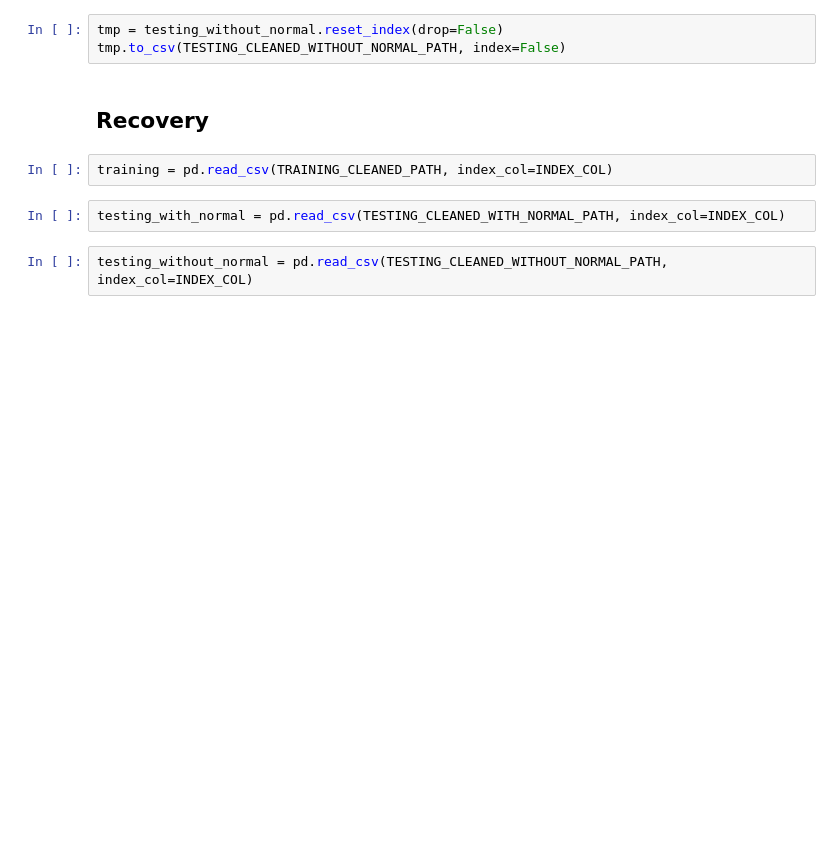
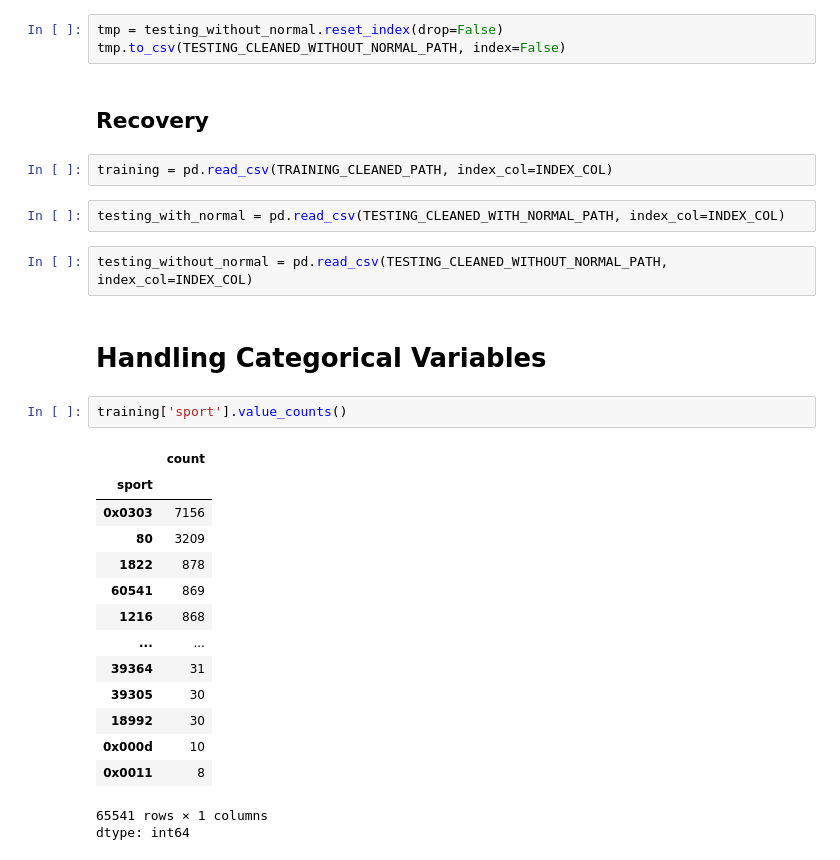
Before and after one commit to merzouka/bds.ml, a Jupyter notebook: eda/eda.ipynb, the cells around one changed output. Saved outputs shown, nothing was run; the diff lists cells and outputs as text; blank space fills up the shorter version.

Commit message:
Added handling of sport and dport

```diff
--- a/eda/eda.ipynb
+++ b/eda/eda.ipynb
@@ -432,3 +432,23 @@ training = pd.read_csv(TRAINING_CLEANED_PATH, index_col=INDEX_COL)
 testing_with_normal = pd.read_csv(TESTING_CLEANED_WITH_NORMAL_PATH, index_col=INDEX_COL)
 # %%
 testing_without_normal = pd.read_csv(TESTING_CLEANED_WITHOUT_NORMAL_PATH, index_col=INDEX_COL)
+# %% [markdown]
+# Handling Categorical Variables
+# %%
+training['sport'].value_counts()
+# %% [output]
+|  | count |
+| sport |  |
+| 0x0303 | 7156 |
+| 80 | 3209 |
+| 1822 | 878 |
+| 60541 | 869 |
+| 1216 | 868 |
+| ... | ... |
+| 39364 | 31 |
+| 39305 | 30 |
+| 18992 | 30 |
+| 0x000d | 10 |
+| 0x0011 | 8 |
+65541 rows × 1 columns
+dtype: int64
```
Also changed, not shown: parts of 9 cells of this notebook.
